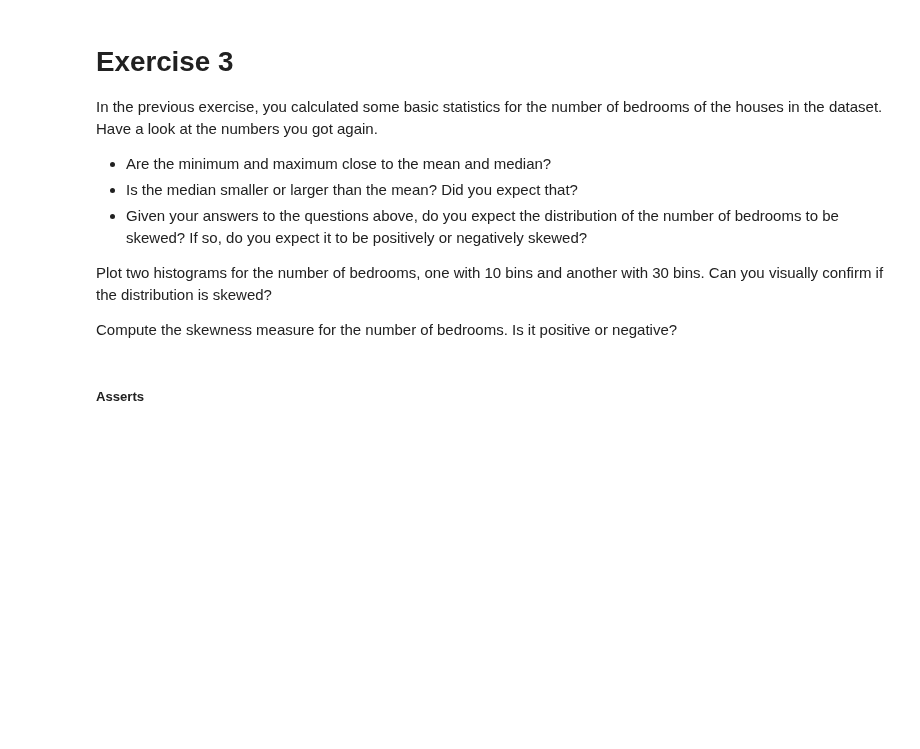
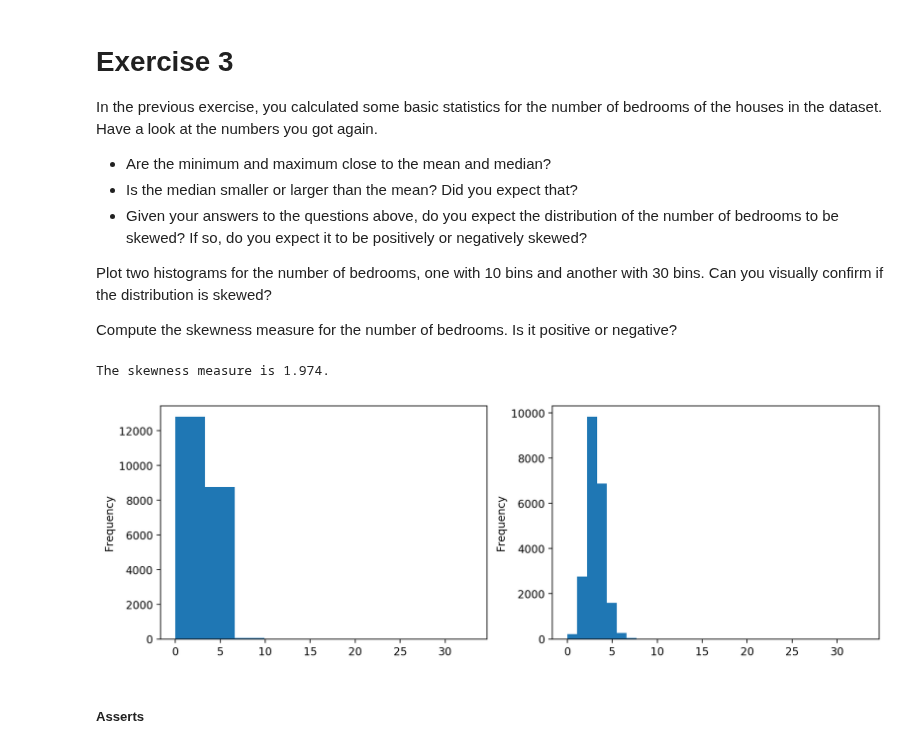
Before and after one commit to MafaldaPaco/batch3-workspace, a Jupyter notebook: S01/SLU04 - Basic Stats with Pandas/Exercise notebook.ipynb, the cells around one changed output. Saved outputs shown, nothing was run; the diff lists cells and outputs as text; code cells hidden in the pictures; blank space fills up the shorter version.

```diff
--- a/S01/SLU04 - Basic Stats with Pandas/Exercise notebook.ipynb
+++ b/S01/SLU04 - Basic Stats with Pandas/Exercise notebook.ipynb
@@ -63,11 +63,17 @@ Ok, let's start with very basic statistics.
  - How much is the most expensive house? What is its `id`?
  - How much is the cheapest house? What is its `id`?
 # %%
-data.set_index('id', drop=False)
+# price_most_expensive = ...
+# id_most_expensive = ...
+# price_cheapest = ...
+# id_cheapest = ...
+
+# YOUR CODE HERE
+
 price_most_expensive= data.price.max()
-id_most_expensive= data.price.idxmax()
+id_most_expensive= data.set_index("id").price.idxmax()
 price_cheapest= data.price.min()
-id_cheapest= data.price.idxmin()
+id_cheapest= data.set_index("id").price.idxmin()
 # %% [markdown]
 ##### Asserts
 # %%
@@ -123,19 +132,29 @@ Compute the skewness measure for the number of bedrooms. Is it positive or negat
 # %%
 ## plot two histograms, side-by-side
 # plt.figure(1, figsize=(12,4), dpi=200)
 # plt.subplot(121)
 ## plot first histogram
 # ...
 # plt.subplot(122)
 ## plot first histogram
 # ...
 
 ## compute skew measure
 # skew = ...
 
 # YOUR CODE HERE
-raise NotImplementedError()
+plt.figure(1, figsize=(12,4), dpi=200)
+plt.subplot(121)
+data.bedrooms.plot.hist(bins=10);
+plt.subplot(122)
+data.bedrooms.plot.hist(bins=30);
+
+skew= data.bedrooms.skew()
+
 print("The skewness measure is {:.3f}.".format(skew))
+# %% [output]
+The skewness measure is 1.974.
+[figure, added]
 # %% [markdown]
 ##### Asserts
 # %%
```
Also changed, not shown: parts of 9 cells of this notebook.
